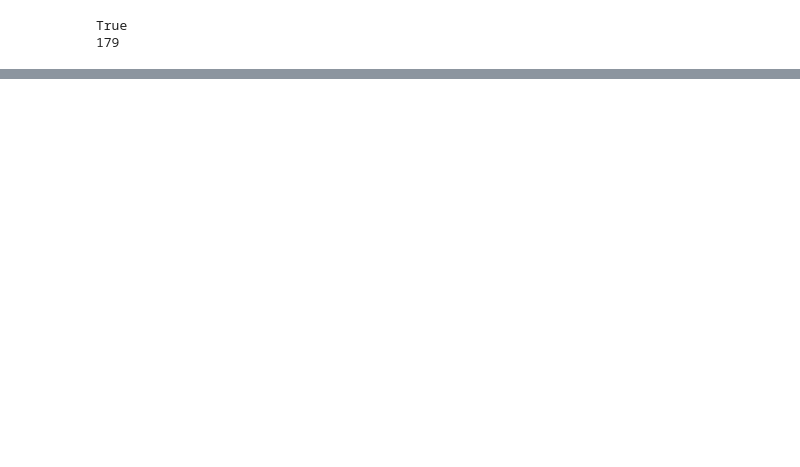
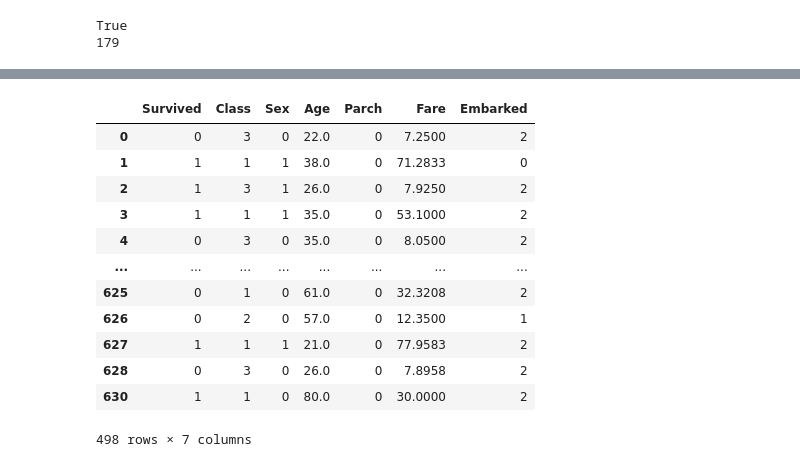
Before and after one commit to adriancabalo/CCIC_DS1, a Jupyter notebook: Titanic Data.ipynb, the cells around one changed output, grey strips where cells are left out. Saved outputs shown, nothing was run; the diff lists cells and outputs as text; code cells hidden in the pictures; blank space fills up the shorter version.

```diff
--- a/Titanic Data.ipynb
+++ b/Titanic Data.ipynb
@@ -91,0 +71,30 @@ sns.barplot(data = df, x = "Sex", y = "Survived")
+# %%
+#Scramles dataframe
+#df = df.sample(frac = 1)
+
+
+#Test Train Split
+def testTrainSplit(data):
+  length = len(df.index)
+  splitLimit = int(length * 0.7)
+  train = data[0: splitLimit]
+  test = data[splitLimit + 1: length]
+  return train, test
+# %%
+train, test = testTrainSplit(df)
+# %%
+train
+# %% [output]
+|  | Survived | Class | Sex | Age | Parch | Fare | Embarked |
+| 0 | 0 | 3 | 0 | 22.0 | 0 | 7.2500 | 2 |
+| 1 | 1 | 1 | 1 | 38.0 | 0 | 71.2833 | 0 |
+| 2 | 1 | 3 | 1 | 26.0 | 0 | 7.9250 | 2 |
+| 3 | 1 | 1 | 1 | 35.0 | 0 | 53.1000 | 2 |
+| 4 | 0 | 3 | 0 | 35.0 | 0 | 8.0500 | 2 |
+| ... | ... | ... | ... | ... | ... | ... | ... |
+| 625 | 0 | 1 | 0 | 61.0 | 0 | 32.3208 | 2 |
+| 626 | 0 | 2 | 0 | 57.0 | 0 | 12.3500 | 1 |
+| 627 | 1 | 1 | 1 | 21.0 | 0 | 77.9583 | 2 |
+| 628 | 0 | 3 | 0 | 26.0 | 0 | 7.8958 | 2 |
+| 630 | 1 | 1 | 0 | 80.0 | 0 | 30.0000 | 2 |
+498 rows × 7 columns
```
Also changed, not shown: parts of 17 cells of this notebook.
